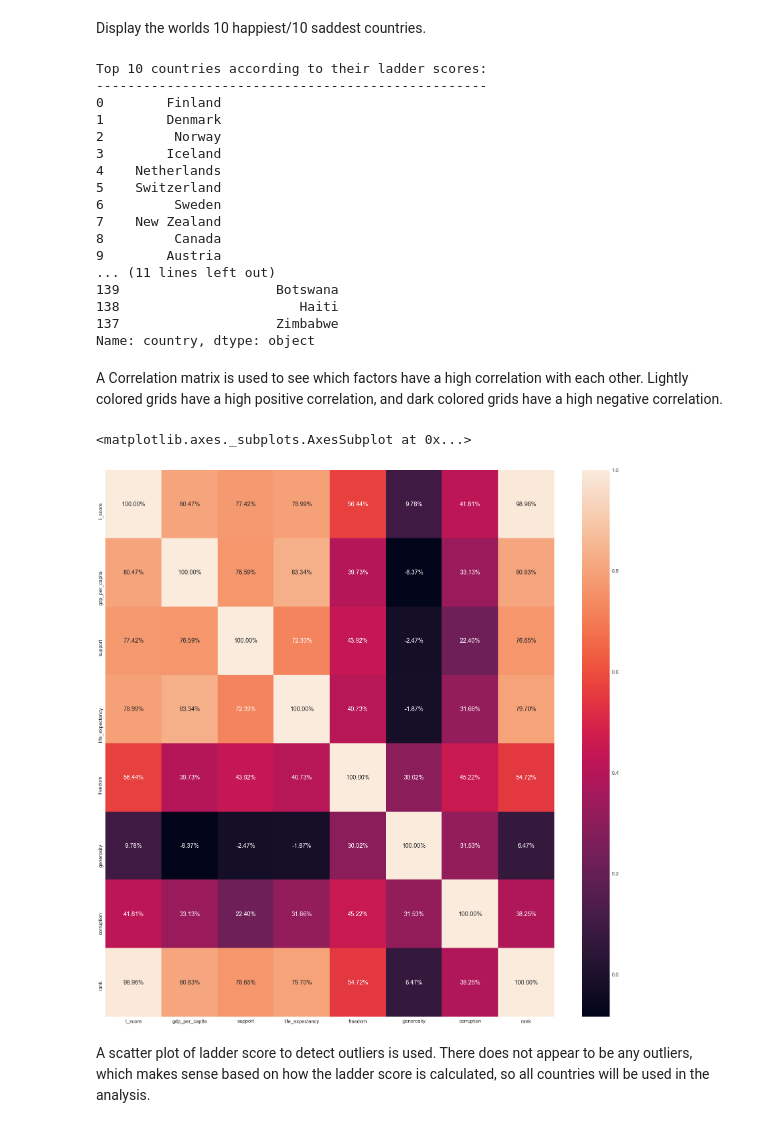
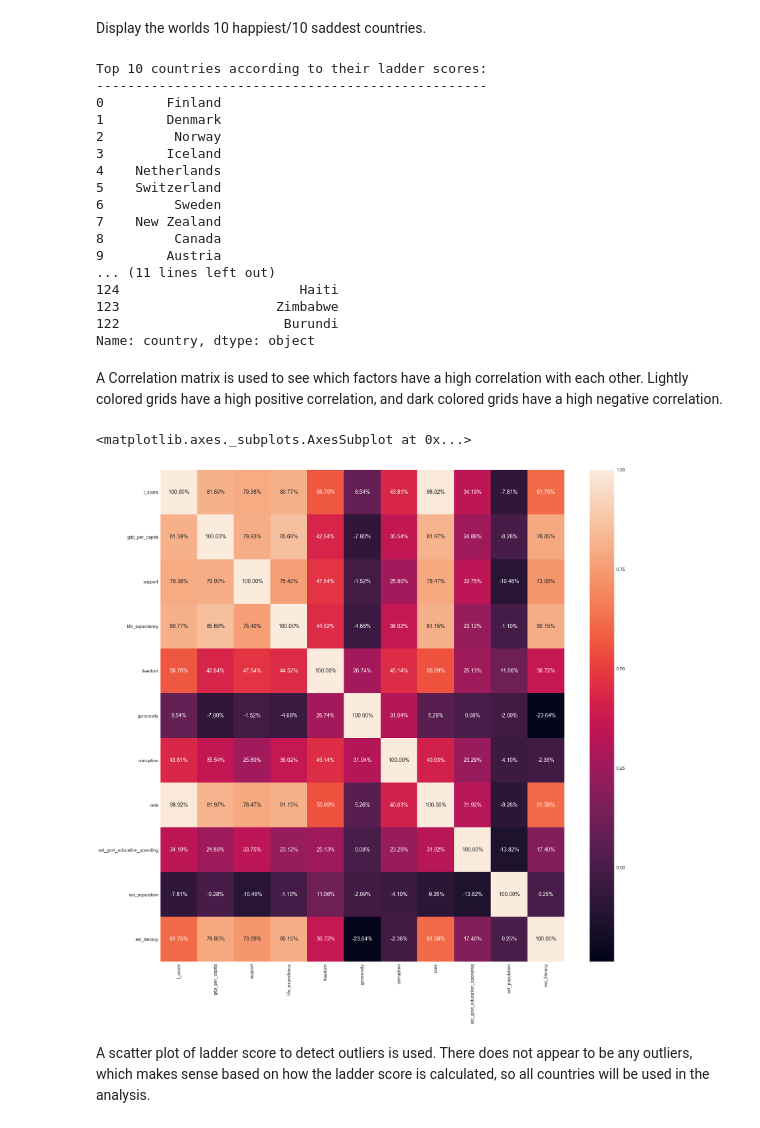
Before and after one commit to pgokhale2000/Data-Science-Project, a Jupyter notebook: main.ipynb, the cells around one changed output. Cells and saved outputs as stored; diff of their text form; code cells hidden in the pictures.

Commit message:
Datasets cleaned and merged, Correlation matrix fixed, Final datasets saved, Descriptions updated

```diff
--- a/main.ipynb
+++ b/main.ipynb
@@ -130,5 +137,6 @@ def getMostRecentDataInDF(df,
 As explained above, the dataset containing government education expenditure for each country has different most recent years when data was collected. The helper function is used to resolve this.
 # %%
 getMostRecentDataInDF(govt_edu_expense, 1960, 2020)
+govt_edu_expense.drop(govt_edu_expense.columns.difference(['Country Name', 'most_recent', 'most_recent_year']), 1, inplace = True)
 govt_edu_expense.head()
 # %% [output]
@@ -141,0 +151,18 @@ govt_edu_expense.head()
+# %%
+country_map = {'Country Name': 'country'}
+govt_edu_expense.rename(columns=country_map, inplace = True)
+population.rename(columns=country_map, inplace = True)
+literacy.rename(columns=country_map, inplace = True)
+
+getMostRecentDataInDF(population, 1960, 2020, new_column_name='est_population', new_index_column_name='last_population_data', keepOnlyMain=True)
+getMostRecentDataInDF(literacy, 1960, 2020, new_column_name='est_literacy', new_index_column_name='last_literacy_data', keepOnlyMain=True)
+
+df = df.merge(govt_edu_expense, on='country')
+df = df.merge(population, on='country')
+df = df.merge(literacy, on='country')
+
+df.rename(columns={'most_recent': 'est_govt_education_spending',
+                   'most_recent_year': 'last_govt_spending_data'},
+          inplace=True
+         )
+df.head()
@@ -226,20 +266,21 @@ Top 10 countries according to their ladder scores:
 8         Canada
 9        Austria
 ... (11 lines left out)
-139                    Botswana
-138                       Haiti
-137                    Zimbabwe
+124                       Haiti
+123                    Zimbabwe
+122                     Burundi
 Name: country, dtype: object
 # %% [markdown]
 A Correlation matrix is used to see which factors have a high correlation with each other. Lightly colored grids have a high positive correlation, and dark colored grids have a high negative correlation.
 # %%
-corrs = df.corr()
+df_corr = df.drop(labels=['last_govt_spending_data', 'last_literacy_data', 'last_population_data'], axis=1)
+corrs = df_corr.corr()
 plt.figure(figsize=(30, 30))
 sns.set(font_scale=1.5)
 sns.heatmap(corrs, annot=True, fmt='.2%')
 # %% [output]
 <matplotlib.axes._subplots.AxesSubplot at 0x...>
-[figure, old version]
+[figure, new version]
 # %% [markdown]
 A scatter plot of ladder score to detect outliers is used. There does not appear to be any outliers, which makes sense based on how the ladder score is calculated, so all countries will be used in the analysis.
 # %%
```
Also changed, not shown: parts of 14 cells of this notebook, 4 other files.
